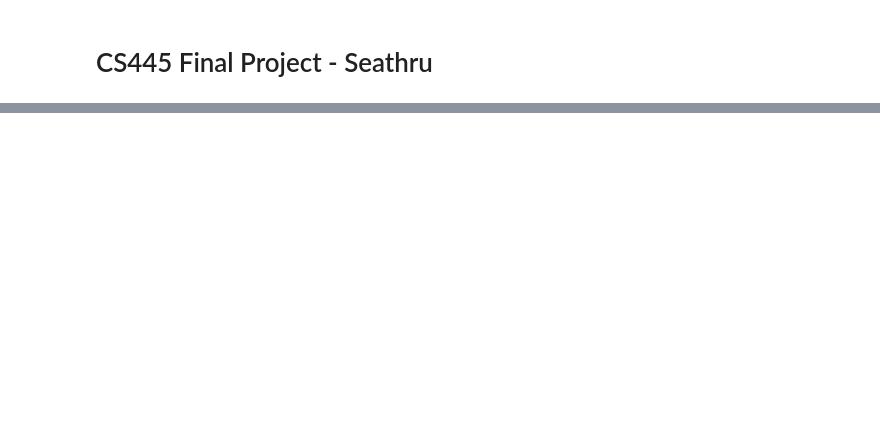
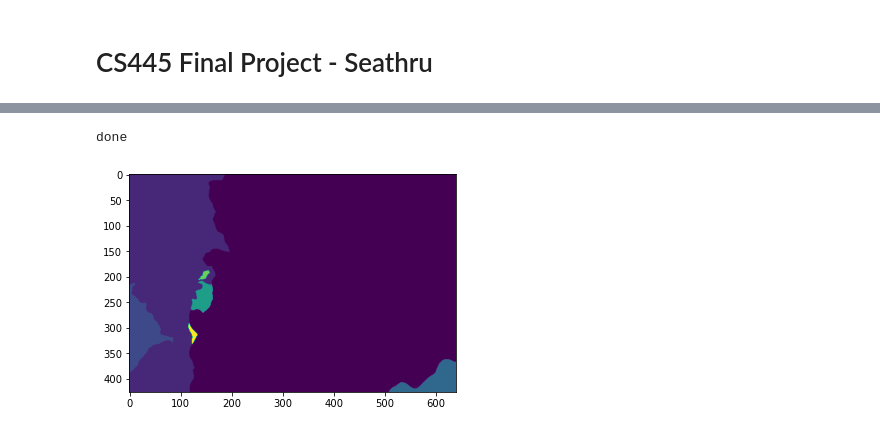
Before and after one commit to Spoon7227/CS445-Project, a Jupyter notebook: seathru.ipynb, the cells around one changed output, grey strips where cells are left out. Drawn from its saved outputs; the diff is of its cells as text; code cells hidden in the pictures; blank space fills up the shorter version.

```diff
--- a/seathru.ipynb
+++ b/seathru.ipynb
@@ -115,3 +175,17 @@ Br, Bg, Bb, coefsR, coefsG, coefsB = estimated_values[0], estimated_values[1], e
+# %%
+# Contruct a depth group map based on LSAC from paper
+
+epsilon = 0.1
+min_group_size = 50
+
+depth_groups = create_depth_groups(depths, epsilon, min_group_size)
+num_groups = len(np.unique(depth_groups))
+
+plt.imshow(depth_groups)
+plt.show()
+# %% [output]
+done
+[figure, added]
 # %%
 def estimate_illumination(img, backscatter, neighborhood_map, num_neighborhoods, p=0.5, f=2.0, max_iters=100, tol=1E-5):
     D = img - backscatter # I = D + B
```
Also changed, not shown: parts of 3 cells of this notebook.
